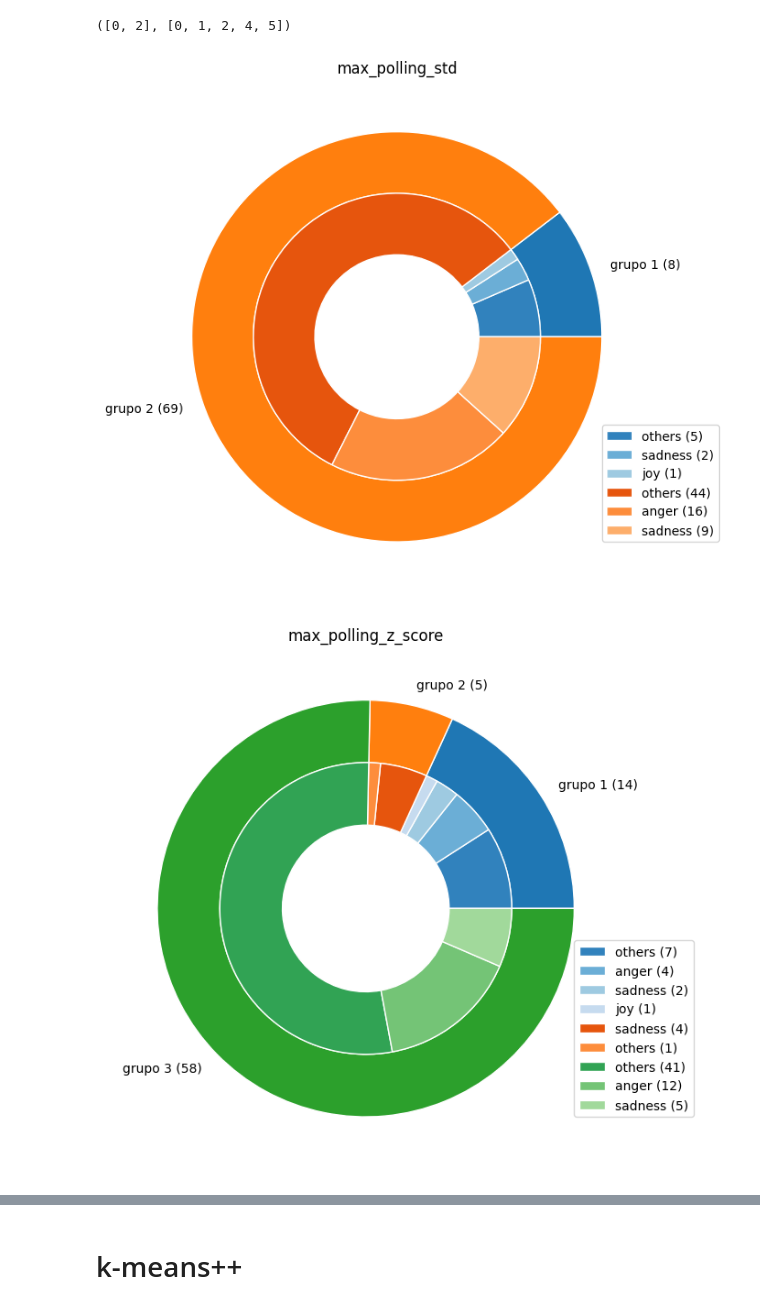
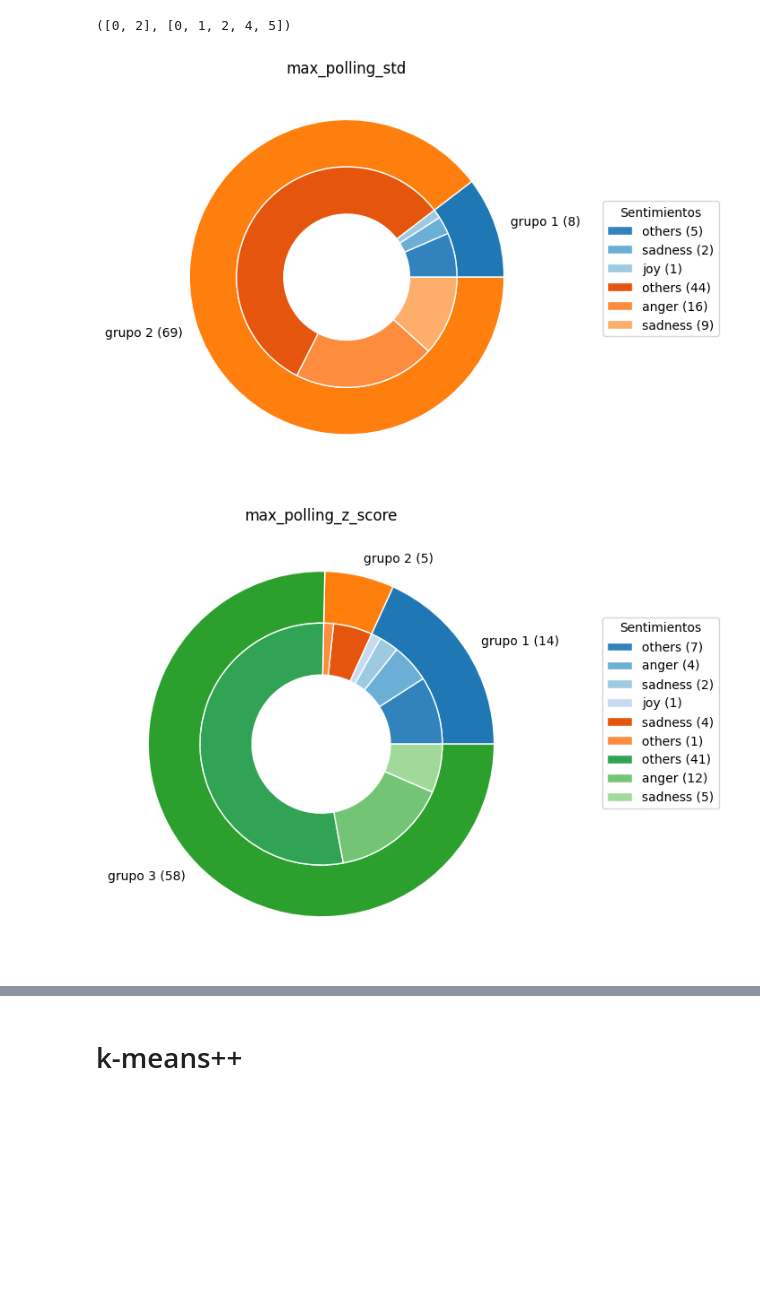
Before and after one commit to jpnahuelpan/TT-Pregrado, a Jupyter notebook: notebooks/1.2-jpn-agrupamiento.ipynb, the cells around one changed output, grey strips where cells are left out. Drawn from its saved outputs; the diff is of its cells as text; code cells hidden in the pictures; blank space fills up the shorter version.

```diff
--- a/notebooks/1.2-jpn-agrupamiento.ipynb
+++ b/notebooks/1.2-jpn-agrupamiento.ipynb
@@ -301,33 +301,33 @@ def list_flatten(lst):
 for key in sentiment_analysis.keys():
        fig, ax = plt.subplots(figsize=(7, 6),
                         layout="constrained")
        size = 0.3
        clusters_names = sentiment_analysis[key].keys()
        clusters_sentiments = [list(sentiment_analysis[key][c].keys()) for c in clusters_names]
        clusters_sentiments = list_flatten(clusters_sentiments)
        vals = [list(sentiment_analysis[key][c].values()) for c in clusters_names]
        clusters_names = [f"{c} ({sum(v)})" for c, v in zip(clusters_names, vals)]
        clusters_sentiments = [f"{s} ({v})" for s, v in zip(clusters_sentiments, list_flatten(vals))]
 
        outer_cmap = plt.get_cmap("tab20")
        inner_cmap = plt.get_cmap("tab20c")
        outer_colors, inner_colors = colours(vals)
        outer_colors = outer_cmap(np.array(outer_colors))
        inner_colors = inner_cmap(np.array(inner_colors))
 
        sum_vals = [sum(list(i)) for i in vals]
        ax.pie(sum_vals, radius=1, colors=outer_colors, labels=clusters_names,
               wedgeprops=dict(width=size, edgecolor='w'))
 
        ax.pie(list_flatten(vals), radius=1-size, colors=inner_colors, labels=[" " for _ in clusters_sentiments],
               labeldistance=0.5, wedgeprops=dict(width=size, edgecolor='w'))
 
        ax.set(aspect="equal", title=f'{key}')
        handles, labels = ax.get_legend_handles_labels()
 
-       ax.legend(handles[len(clusters_names):], clusters_sentiments, loc=(0.9, 0.1))
+       ax.legend(handles[len(clusters_names):], clusters_sentiments, loc=(1.15, 0.35), title="Sentimientos")
 
 plt.show()
 # %% [output]
-[figure, old version]
+[figure, new version]
-[figure, old version]
+[figure, new version]
```
Also changed, not shown: parts of 8 cells of this notebook.
